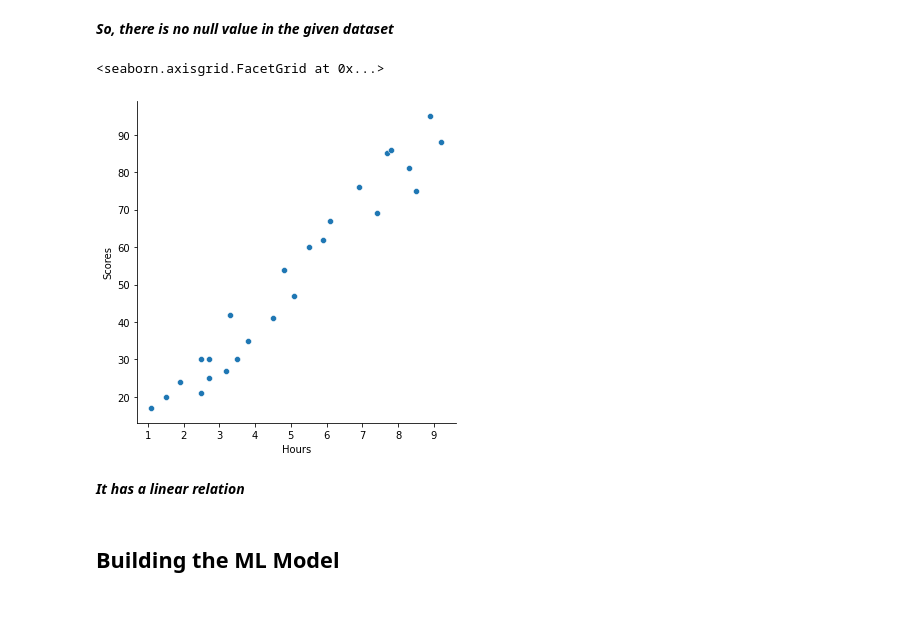
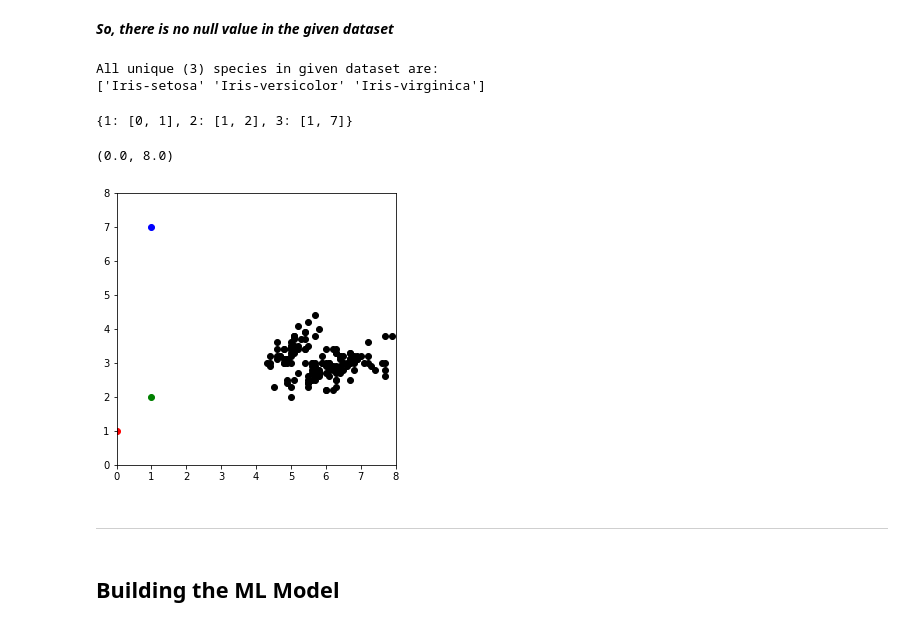
Before and after one commit to ravi-prakash1907/The-Spark-Foundation-Tasks, a Jupyter notebook: Task2/task2.ipynb, the cells around one changed output. Cells and saved outputs as stored; diff of their text form; code cells hidden in the pictures.

```diff
--- a/Task2/task2.ipynb
+++ b/Task2/task2.ipynb
@@ -105,14 +57,40 @@ Scores    0
 dtype: int64
 # %% [markdown]
 _**So, there is no null value in the given dataset**_
-# %%
-## visualization
-sns.relplot(x='Hours', y='Scores', data=data)
-# %% [output]
-<seaborn.axisgrid.FacetGrid at 0x...>
-[figure, removed]
-# %% [markdown]
-_**It has a linear relation**_
+# %%
+## printing the unique values in 'Species' colun
+## to select number of the clusters
+speciesCount = len(data.Species.unique())
+print("All unique ({}) species in given dataset are: \n{}".format(speciesCount, data.Species.unique()))
+# %% [output]
+All unique (3) species in given dataset are:
+['Iris-setosa' 'Iris-versicolor' 'Iris-virginica']
+# %%
+np.random.seed(60)
+k = speciesCount ## to form 3 cluster
+# %%
+## choosing the centroide
+centroids = {
+    i+1 : [np.random.randint(0,8), np.random.randint(0,8)] for i in range(k)
+}
+
+centroids
+# %% [output]
+{1: [0, 1], 2: [1, 2], 3: [1, 7]}
+# %%
+## visualization
+fig = plt.figure(figsize=(5,5))
+plt.scatter(data['SepalLengthCm'], data['SepalWidthCm'], color='k')
+colmap = {1:'r', 2:'g', 3:'b'}
+for i in centroids.keys():
+  plt.scatter(*centroids[i], color=colmap[i])
+plt.xlim(0,8)
+plt.ylim(0,8)
+# %% [output]
+(0.0, 8.0)
+[figure, added]
+# %% [markdown]
+---
 # %% [markdown]
 ## Building the ML Model
 # %% [markdown]
```
Also changed, not shown: parts of 9 cells of this notebook.
